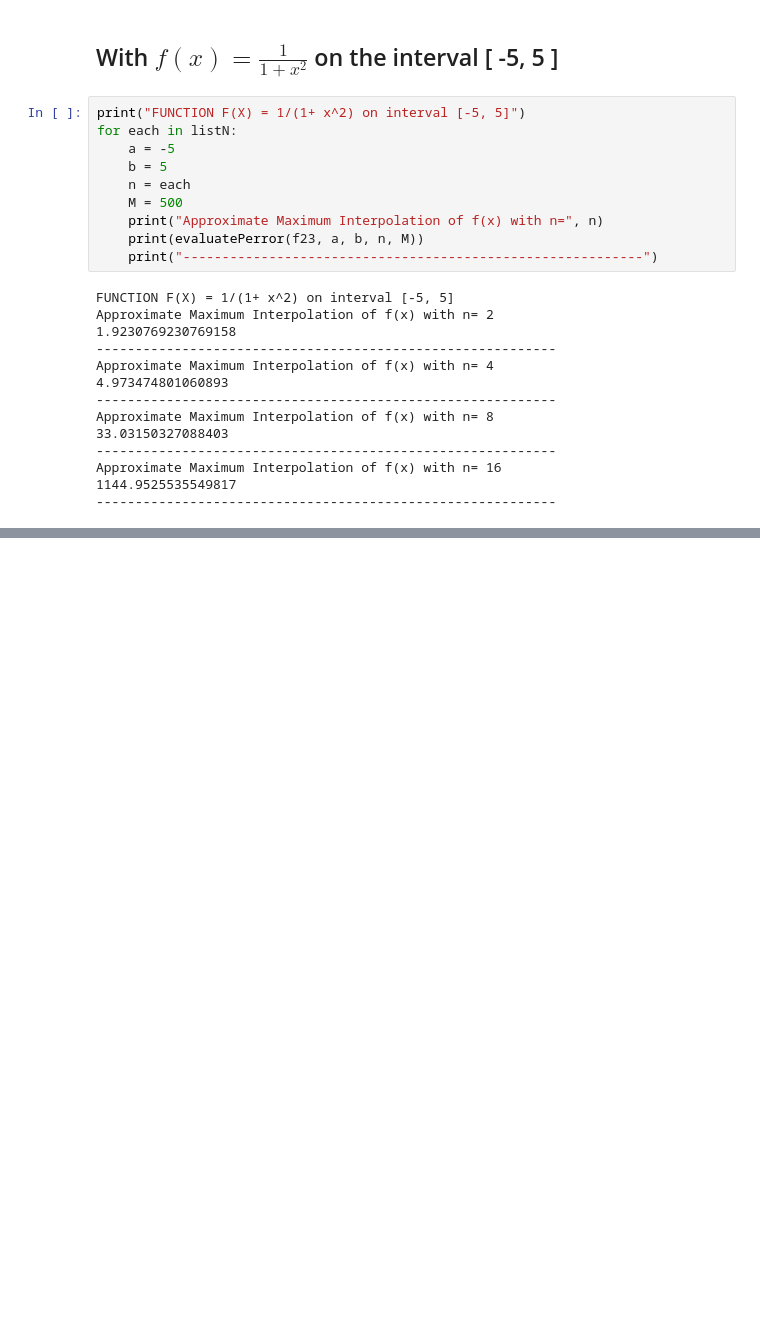
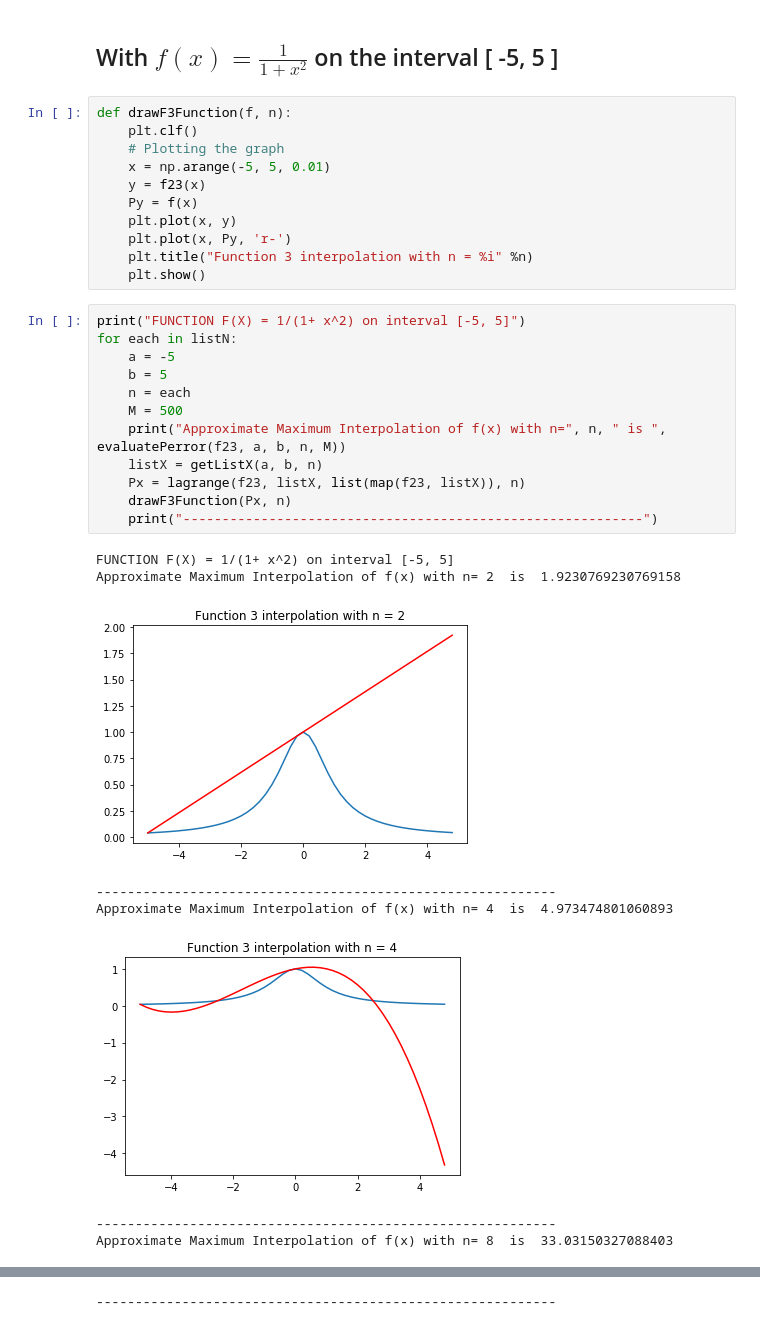
Before and after one commit to BestBonBai/ConU, a Jupyter notebook: COMP361/A4/program/Problem_1.ipynb, the cells around one changed output, grey strips where cells are left out. Saved outputs shown, nothing was run; the diff lists cells and outputs as text; blank space fills up the shorter version.

```diff
--- a/COMP361/A4/program/Problem_1.ipynb
+++ b/COMP361/A4/program/Problem_1.ipynb
@@ -134,26 +165,34 @@ Approximate Maximum Interpolation of f(x) with n= 16
 # %% [markdown]
 ## With $f(x) = \frac{1}{1+x^{2}}$ on the interval \[ -5, 5 \]
+# %%
+def drawF3Function(f, n):
+    plt.clf()
+    # Plotting the graph
+    x = np.arange(-5, 5, 0.01)
+    y = f23(x)
+    Py = f(x)
+    plt.plot(x, y)
+    plt.plot(x, Py, 'r-')
+    plt.title("Function 3 interpolation with n = %i" %n)
+    plt.show()
 # %%
 print("FUNCTION F(X) = 1/(1+ x^2) on interval [-5, 5]")
 for each in listN:
     a = -5
     b = 5
     n = each
     M = 500
-    print("Approximate Maximum Interpolation of f(x) with n=", n)
-    print(evaluatePerror(f23, a, b, n, M))
+    print("Approximate Maximum Interpolation of f(x) with n=", n, " is ", evaluatePerror(f23, a, b, n, M))
+    listX = getListX(a, b, n)
+    Px = lagrange(f23, listX, list(map(f23, listX)), n)
+    drawF3Function(Px, n)
     print("-----------------------------------------------------------")
 # %% [output]
 FUNCTION F(X) = 1/(1+ x^2) on interval [-5, 5]
-Approximate Maximum Interpolation of f(x) with n= 2
-1.9230769230769158
------------------------------------------------------------
-Approximate Maximum Interpolation of f(x) with n= 4
-4.973474801060893
------------------------------------------------------------
-Approximate Maximum Interpolation of f(x) with n= 8
-33.03150327088403
------------------------------------------------------------
-Approximate Maximum Interpolation of f(x) with n= 16
-1144.9525535549817
------------------------------------------------------------
+Approximate Maximum Interpolation of f(x) with n= 2  is  1.9230769230769158
+[figure, added]
+-----------------------------------------------------------
+Approximate Maximum Interpolation of f(x) with n= 4  is  4.973474801060893
+[figure, added]
+-----------------------------------------------------------
+Approximate Maximum Interpolation of f(x) with n= 8  is  33.03150327088403
@@ -159,0 +203 @@ Approximate Maximum Interpolation of f(x) with n= 16
+-----------------------------------------------------------
```
Also changed, not shown: parts of 10 cells of this notebook, 5 other files.
